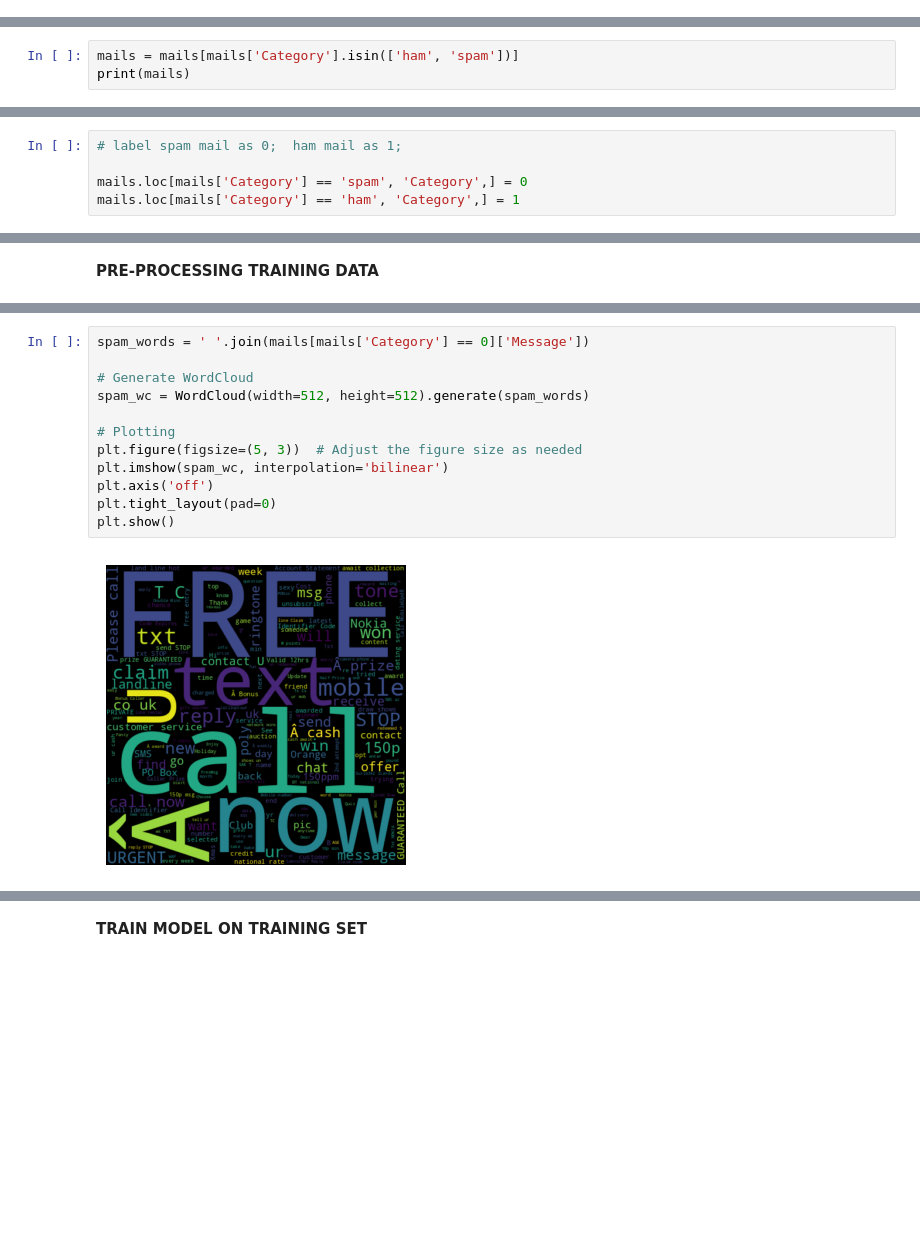
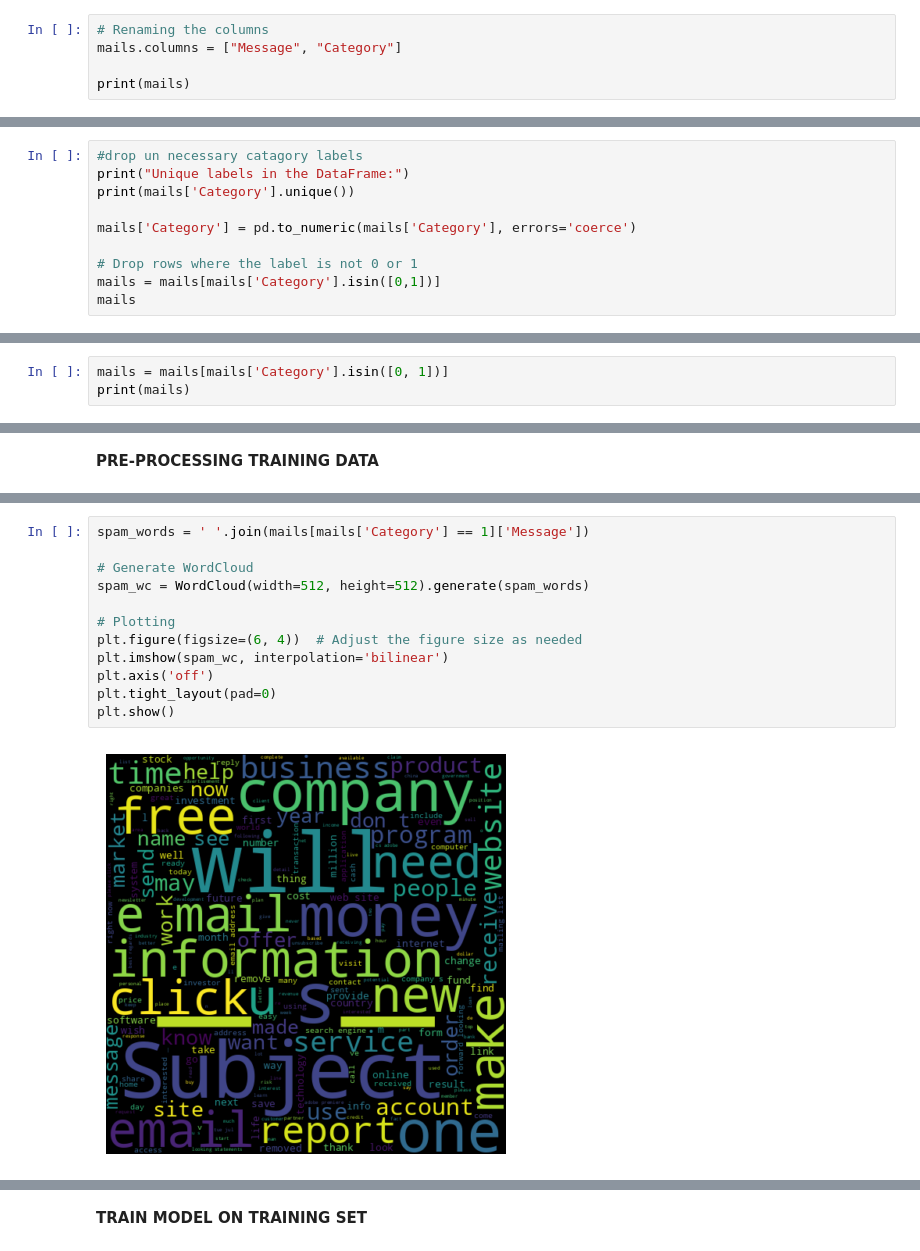
Before and after one commit to deliciousushi/Real-Time-Spam-Detection, a Jupyter notebook: Untitled1.ipynb, the cells around one changed output, grey strips where cells are left out. Cells and saved outputs as stored; diff of their text form; blank space fills up the shorter version.

```diff
--- a/Untitled1.ipynb
+++ b/Untitled1.ipynb
@@ -40 +41,6 @@ Message     0
 dtype: int64
+# %%
+# Renaming the columns
+mails.columns = ["Message", "Category"]
+
+print(mails)
@@ -51,0 +66,10 @@ Unique labels in 'Category' column: ['ham' 'spam' '{"mode":"full"']
+# %%
+#drop un necessary catagory labels
+print("Unique labels in the DataFrame:")
+print(mails['Category'].unique())
+
+mails['Category'] = pd.to_numeric(mails['Category'], errors='coerce')
+
+# Drop rows where the label is not 0 or 1
+mails = mails[mails['Category'].isin([0,1])]
+mails
@@ -52,4 +102,4 @@ Unique labels in 'Category' column: ['ham' 'spam' '{"mode":"full"']
 # %%
-mails = mails[mails['Category'].isin(['ham', 'spam'])]
+mails = mails[mails['Category'].isin([0, 1])]
 print(mails)
 # %% [output]
@@ -70,8 +120,3 @@ print(mails)
-# %%
-# label spam mail as 0;  ham mail as 1;
-
-mails.loc[mails['Category'] == 'spam', 'Category',] = 0
-mails.loc[mails['Category'] == 'ham', 'Category',] = 1
 # %%
 #duplicate value handling
 
@@ -227,15 +204,15 @@ True
 # %%
-spam_words = ' '.join(mails[mails['Category'] == 0]['Message'])
+spam_words = ' '.join(mails[mails['Category'] == 1]['Message'])
 
 # Generate WordCloud
 spam_wc = WordCloud(width=512, height=512).generate(spam_words)
 
 # Plotting
-plt.figure(figsize=(5, 3))  # Adjust the figure size as needed
+plt.figure(figsize=(6, 4))  # Adjust the figure size as needed
 plt.imshow(spam_wc, interpolation='bilinear')
 plt.axis('off')
 plt.tight_layout(pad=0)
 plt.show()
 # %% [output]
-[figure, old version]
+[figure, new version]
 # %%
```
Also changed, not shown: parts of 37 cells of this notebook.
